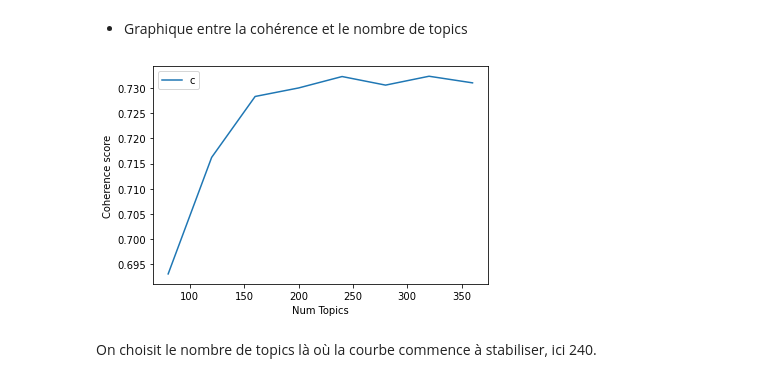
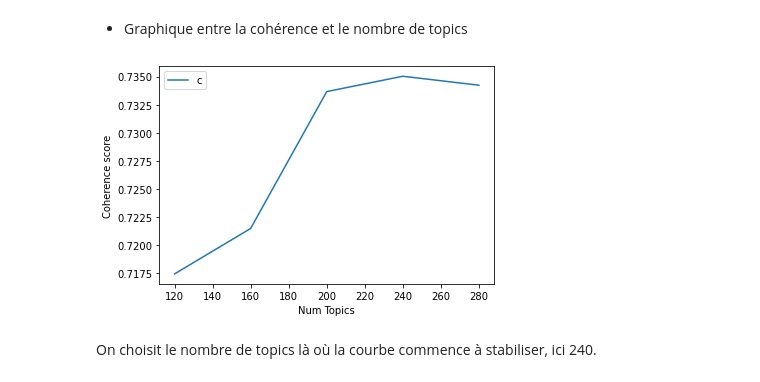
Before and after one commit to juliengan/Rule-based-chatbot, a Jupyter notebook: celine.ipynb, the cells around one changed output. Saved outputs shown, nothing was run; the diff lists cells and outputs as text; code cells hidden in the pictures.

```diff
--- a/celine.ipynb
+++ b/celine.ipynb
@@ -218,18 +216,18 @@ def compute_coherence_values(dictionary, corpus, texts, limit, start=2, step=3):
 # %% [markdown]
 - Graphique entre la cohérence et le nombre de topics
 # %%
-model_list, coherence_values = compute_coherence_values(dictionary=dictionary, corpus=corpus, texts=text_data, start=80, limit=400, step=40)
+model_list, coherence_values = compute_coherence_values(dictionary=dictionary, corpus=corpus, texts=text_data, start=120, limit=320, step=40)
 import matplotlib.pyplot as plt
 # Show graph
-limit=400; start=80; step=40;
+limit=320; start=120; step=40;
 x = range(start, limit, step)
 plt.plot(x, coherence_values)
 plt.xlabel("Num Topics")
 plt.ylabel("Coherence score")
 plt.legend(("coherence_values"), loc='best')
 plt.show()
 # %% [output]
-[figure, old version]
+[figure, new version]
 # %% [markdown]
 On choisit le nombre de topics là où la courbe commence à stabiliser, ici 240.
 # %% [markdown]
```
Also changed, not shown: parts of 18 cells of this notebook.
